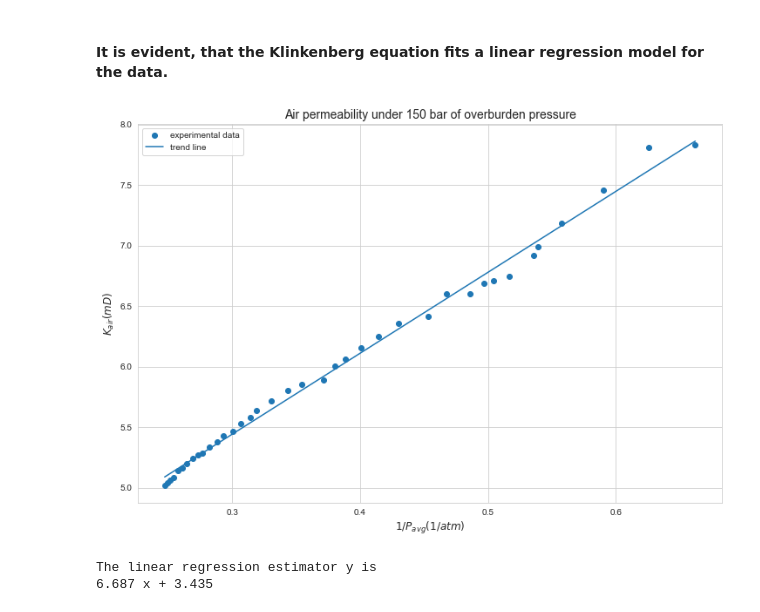
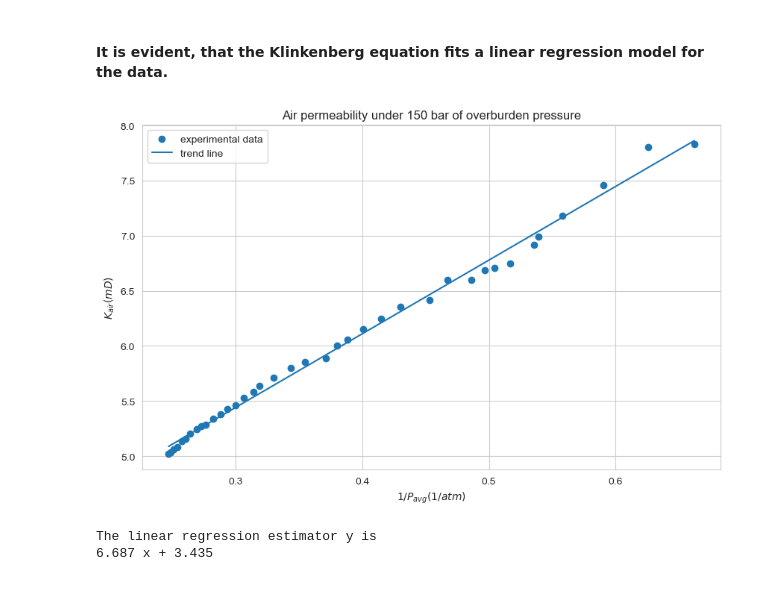
Before and after one commit to MadScientist1995/python, a Jupyter notebook: Absolute permeability of a rock sample.ipynb, the cells around one changed output. Drawn from its saved outputs; the diff is of its cells as text; code cells hidden in the pictures.

```diff
--- a/Absolute permeability of a rock sample.ipynb
+++ b/Absolute permeability of a rock sample.ipynb
@@ -17,7 +17,7 @@ $$ P_{avg}=\frac{P_1+P_2}{2} $$
 # %%
 import pandas as pd
 
-df = pd.read_csv(r"C:\Users\nikol\OneDrive\Υπολογιστής\Python\Data Analysis with Python\statsmodels\Klinkenberg1.csv")
+df = pd.read_csv(r"C:\Users\nikol\Desktop\Python\statsmodels\Klinkenberg1.csv")
 df.head()
 # %% [output]
 |  | DP(psia) | Q(ml/min) |
@@ -57,20 +57,20 @@ yhat = model1.predict(x1)
 # %%
 import matplotlib.pyplot as plt
 import seaborn as sb
 
 sb.set_style('whitegrid')
-width = 12
-height = 8
+width = 10
+height = 6
 plt.figure(figsize=(width, height))
-plt.xlabel("$1/P_{avg}(1/atm)$", fontsize = 12)
-plt.ylabel("$K_{air}(mD)$", fontsize = 12)
-plt.title("Air permeability under 150 bar of overburden pressure", fontsize = 14)
+plt.xlabel("$1/P_{avg}(1/atm)$", fontsize = 10)
+plt.ylabel("$K_{air}(mD)$", fontsize = 10)
+plt.title("Air permeability under 150 bar of overburden pressure", fontsize = 12)
 
 plt.scatter(df["1/Pavg(1/atm)"], df["Kair(mD)"], label="experimental data")
 plt.plot(df["1/Pavg(1/atm)"], yhat, label="trend line")
 plt.legend();
 # %% [output]
-[figure, old version]
+[figure, new version]
 # %%
 import numpy as np
 
```
Also changed, not shown: parts of 13 cells of this notebook.
